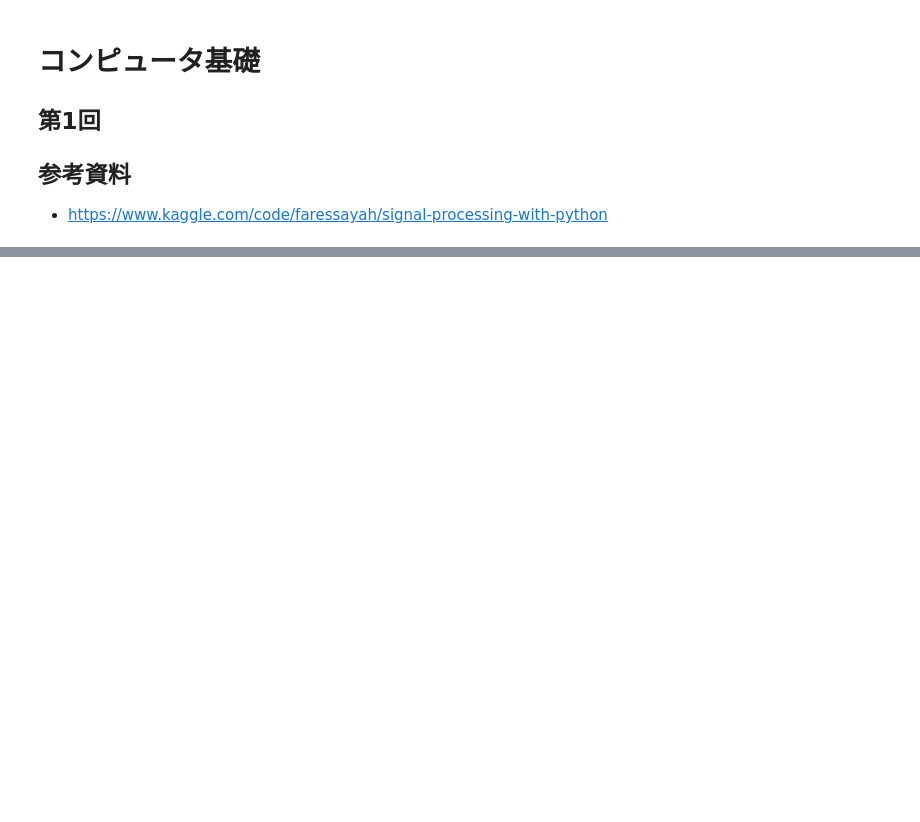
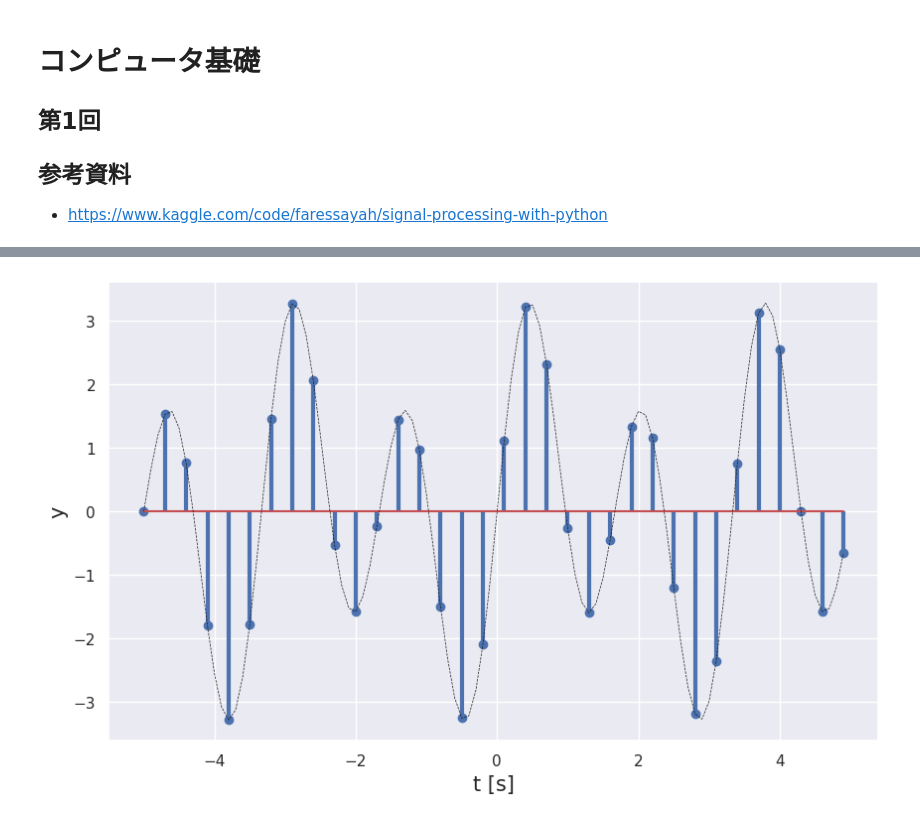
Before and after one commit to uchibe/computer_fundamentals, a Jupyter notebook: notebooks/lecture01.ipynb, the cells around one changed output, grey strips where cells are left out. Cells and saved outputs as stored; diff of their text form; code cells hidden in the pictures; blank space fills up the shorter version.

```diff
--- a/notebooks/lecture01.ipynb
+++ b/notebooks/lecture01.ipynb
@@ -96,0 +44,14 @@ plt.tight_layout()
+# %%
+t_interval = 0.3
+t_sampled= np.arange(t_min, t_max, t_interval) # 0.5秒おきに取り出す
+y_sampled = analog_signal(t_sampled)
+
+plt.figure(figsize=(10, 6))
+markerline, stemlines, baseline = plt.stem(t_sampled, y_sampled)
+plt.setp(stemlines, 'linewidth', 3)
+plt.plot(t, y, 'k--', linewidth=0.5)
+
+plt.xlabel('t [s]' , fontsize = 15)
+plt.ylabel('y', fontsize = 15);
+# %% [output]
+[figure, added]
```
Also changed, not shown: parts of 8 cells of this notebook.
